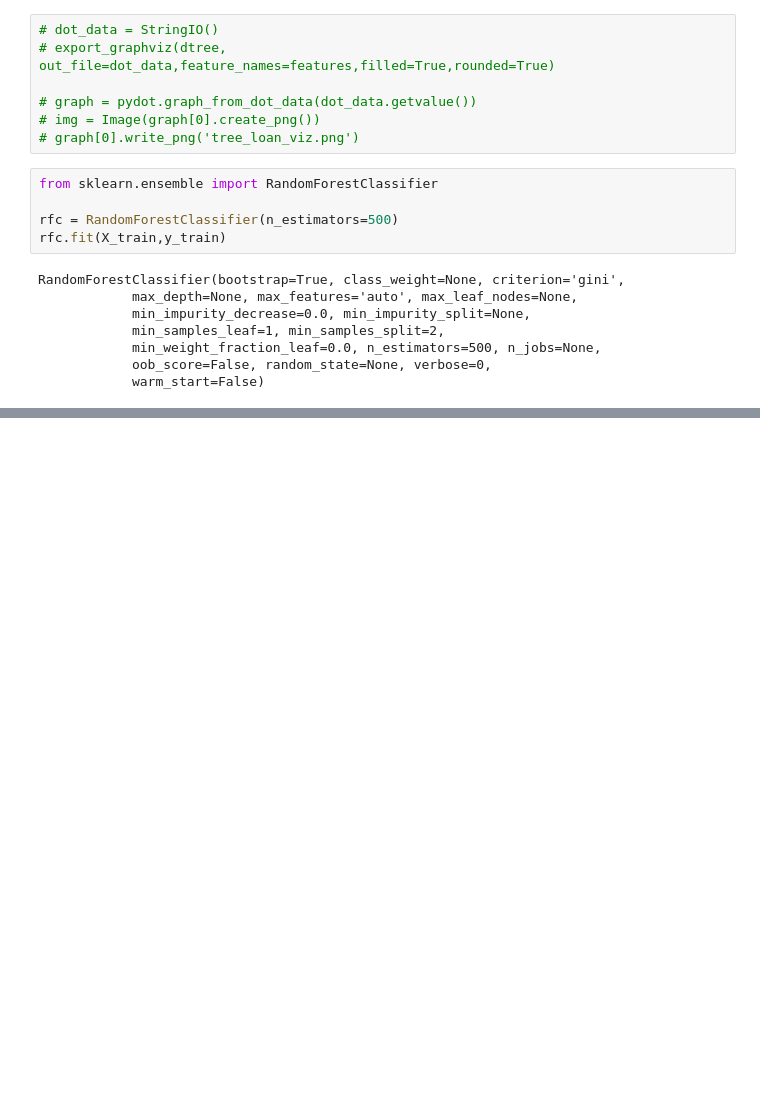
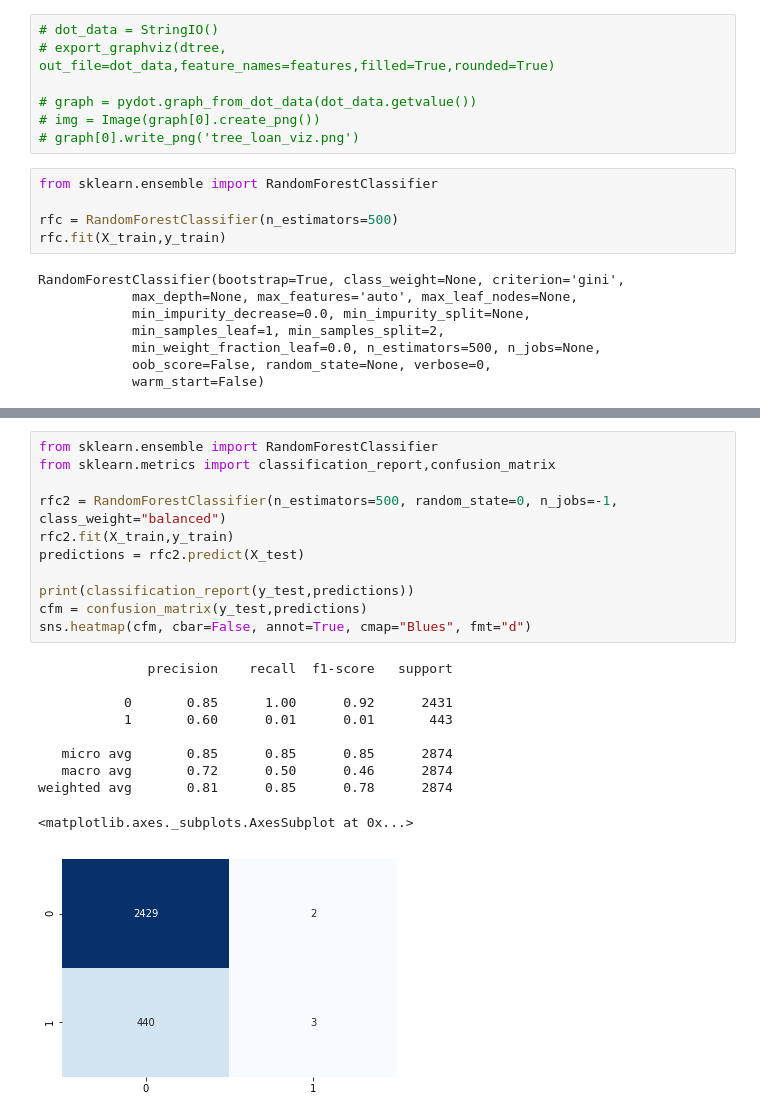
Before and after one commit to JPMagalhaesCESAR/MLIntro, a Jupyter notebook: notebooks/Trees and Random Forests/Loan-Trees_Random_Forests.ipynb, the cells around one changed output, grey strips where cells are left out. Cells and saved outputs as stored; diff of their text form; blank space fills up the shorter version.

```diff
--- a/notebooks/Trees and Random Forests/Loan-Trees_Random_Forests.ipynb
+++ b/notebooks/Trees and Random Forests/Loan-Trees_Random_Forests.ipynb
@@ -232,0 +255,22 @@ weighted avg       0.80      0.85      0.78      2874
+# %%
+from sklearn.ensemble import RandomForestClassifier
+from sklearn.metrics import classification_report,confusion_matrix
+
+rfc2 = RandomForestClassifier(n_estimators=500, random_state=0, n_jobs=-1, class_weight="balanced")
+rfc2.fit(X_train,y_train)
+predictions = rfc2.predict(X_test)
+
+print(classification_report(y_test,predictions))
+cfm = confusion_matrix(y_test,predictions)
+sns.heatmap(cfm, cbar=False, annot=True, cmap="Blues", fmt="d")
+# %% [output]
+              precision    recall  f1-score   support
+
+           0       0.85      1.00      0.92      2431
+           1       0.60      0.01      0.01       443
+
+   micro avg       0.85      0.85      0.85      2874
+   macro avg       0.72      0.50      0.46      2874
+weighted avg       0.81      0.85      0.78      2874
+<matplotlib.axes._subplots.AxesSubplot at 0x...>
+[figure, added]
```
Also changed, not shown: parts of 4 cells of this notebook, 16 other files.
